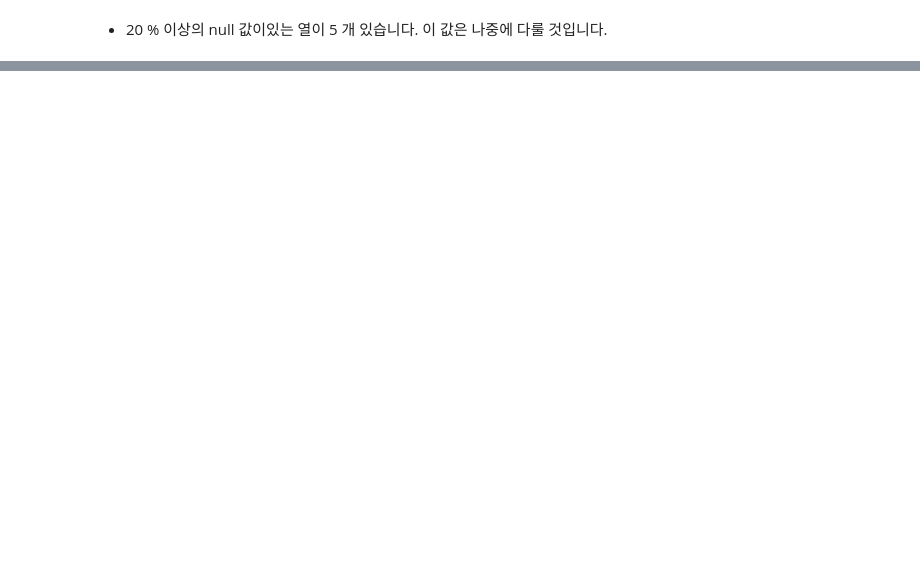
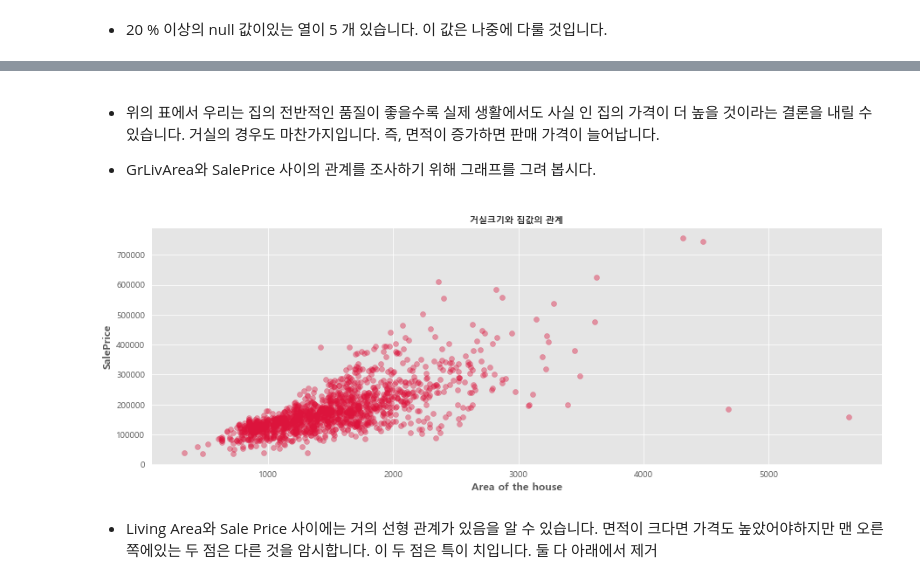
Before and after one commit to baek-junho/-1, a Jupyter notebook: 주택가격예측.ipynb, the cells around one changed output, grey strips where cells are left out. Cells and saved outputs as stored; diff of their text form; code cells hidden in the pictures; blank space fills up the shorter version.

```diff
--- a/주택가격예측.ipynb
+++ b/주택가격예측.ipynb
@@ -234,0 +309,15 @@ msv_1(total, 20, color = sns.color_palette('Reds', 15))
+# %% [markdown]
+ - 위의 표에서 우리는 집의 전반적인 품질이 좋을수록 실제 생활에서도 사실 인 집의 가격이 더 높을 것이라는 결론을 내릴 수 있습니다. 거실의 경우도 마찬가지입니다. 즉, 면적이 증가하면 판매 가격이 늘어납니다.
+
+ - GrLivArea와 SalePrice 사이의 관계를 조사하기 위해 그래프를 그려 봅시다.
+# %%
+plt.figure(figsize= (15,5))
+plt.scatter(x = 'GrLivArea', y = 'SalePrice', data=df, color = 'crimson', alpha=0.4) #alpha는 투명도
+plt.title("거실크기와 집값의 관계", weight = 'bold', fontsize = 10) # weight 굵기 bold = 굵은굵기
+plt.xlabel("Area of the house", weight = 'bold')
+plt.ylabel("SalePrice", weight = 'bold')
+plt.show()
+# %% [output]
+[figure, added]
+# %% [markdown]
+ - Living Area와 Sale Price 사이에는 거의 선형 관계가 있음을 알 수 있습니다. 면적이 크다면 가격도 높았어야하지만 맨 오른쪽에있는 두 점은 다른 것을 암시합니다. 이 두 점은 특이 치입니다. 둘 다 아래에서 제거
```
Also changed, not shown: parts of 85 cells of this notebook.
